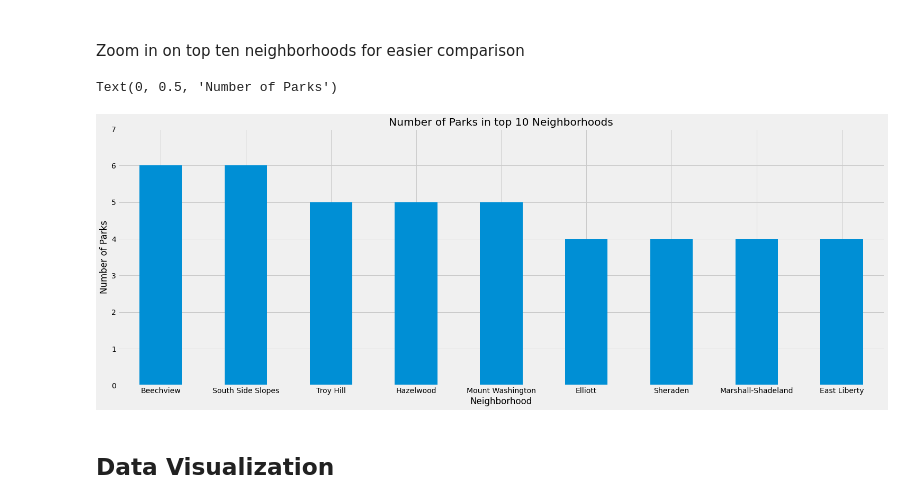
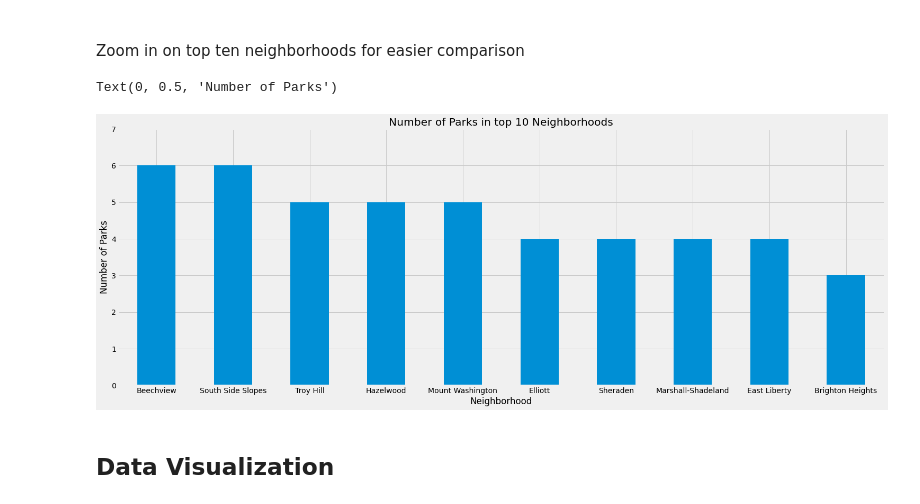
Before and after one commit to Sixces/Big-Ideas-FInal-Project, a Jupyter notebook: main.ipynb, the cells around one changed output. Drawn from its saved outputs; the diff is of its cells as text; code cells hidden in the pictures.

```diff
--- a/main.ipynb
+++ b/main.ipynb
@@ -365,12 +341,12 @@ Text(0, 0.5, 'Number of Parks')
 <br>
 Zoom in on top ten neighborhoods for easier comparison
 # %%
-ax = nbhd.head(9).plot(kind='bar', linewidth=1, rot = 0, title = "Number of Parks in top 10 Neighborhoods", ylim = [0,7])
+ax = nbhd.head(10).plot(kind='bar', linewidth=1, rot = 0, title = "Number of Parks in top 10 Neighborhoods", ylim = [0,7])
 ax.set_xlabel("Neighborhood")
 ax.set_ylabel("Number of Parks")
 # %% [output]
 Text(0, 0.5, 'Number of Parks')
-[figure, old version]
+[figure, new version]
 # %% [markdown]
 ## Data Visualization
 # %% [markdown]
```
Also changed, not shown: parts of 30 cells of this notebook.
